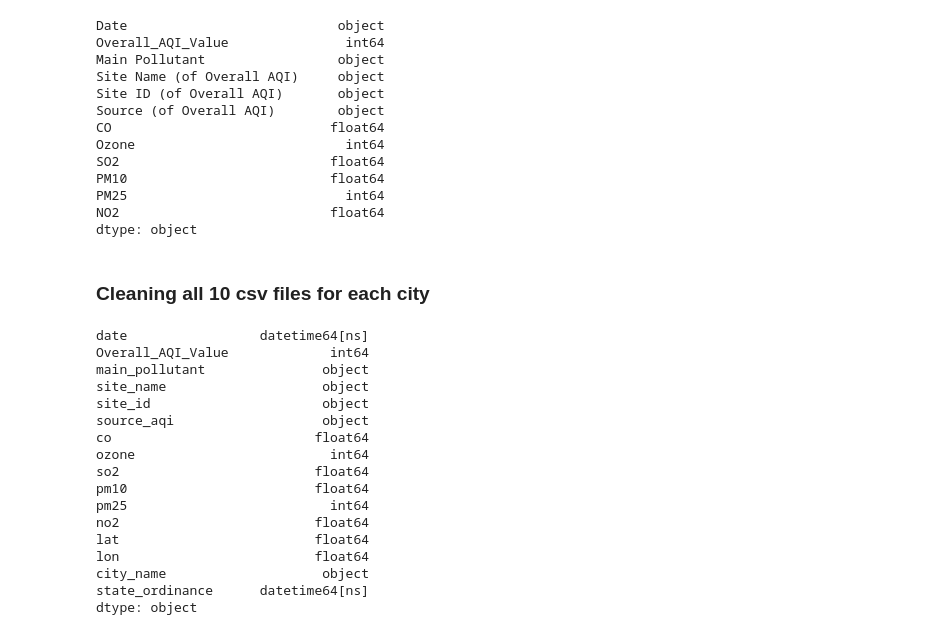
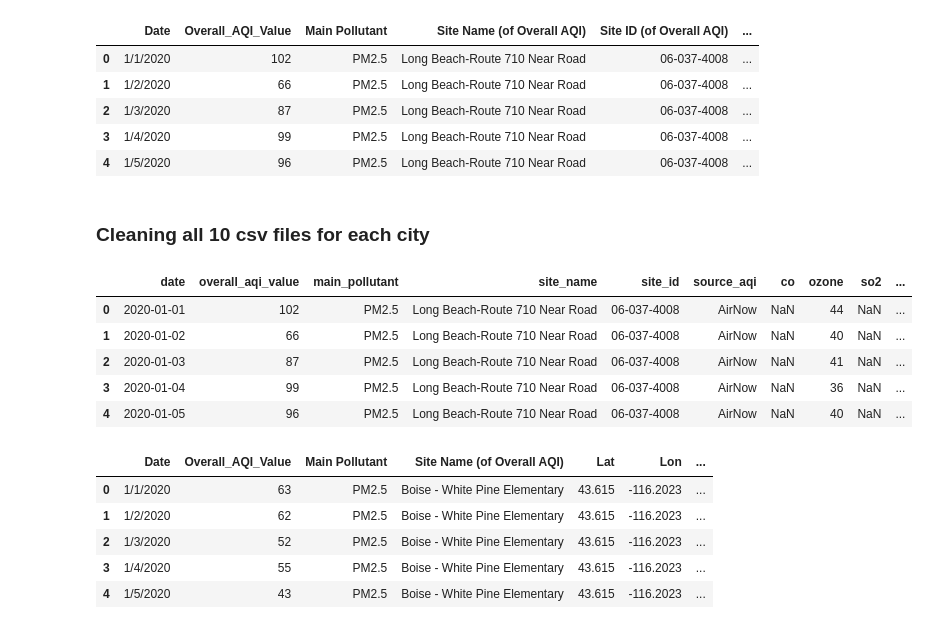
Before and after one commit to angiekl74/Project-2, a Jupyter notebook: CleanedAQIData.ipynb, the cells around one changed output. Drawn from its saved outputs; the diff is of its cells as text; code cells hidden in the pictures.

```diff
--- a/CleanedAQIData.ipynb
+++ b/CleanedAQIData.ipynb
@@ -14,21 +14,14 @@ conn = engine.connect()
 dataLA = pd.read_csv("Resources/aqiDailyLA.csv")
 # %%
 # View dataLA types
-dataLA.dtypes
+dataLA.head()
 # %% [output]
-Date                           object
-Overall_AQI_Value               int64
-Main Pollutant                 object
-Site Name (of Overall AQI)     object
-Site ID (of Overall AQI)       object
-Source (of Overall AQI)        object
-CO                            float64
-Ozone                           int64
-SO2                           float64
-PM10                          float64
-PM25                            int64
-NO2                           float64
-dtype: object
+|  | Date | Overall_AQI_Value | Main Pollutant | Site Name (of Overall AQI) | Site ID (of Overall AQI) | ... |
+| 0 | 1/1/2020 | 102 | PM2.5 | Long Beach-Route 710 Near Road | 06-037-4008 | ... |
+| 1 | 1/2/2020 | 66 | PM2.5 | Long Beach-Route 710 Near Road | 06-037-4008 | ... |
+| 2 | 1/3/2020 | 87 | PM2.5 | Long Beach-Route 710 Near Road | 06-037-4008 | ... |
+| 3 | 1/4/2020 | 99 | PM2.5 | Long Beach-Route 710 Near Road | 06-037-4008 | ... |
+| 4 | 1/5/2020 | 96 | PM2.5 | Long Beach-Route 710 Near Road | 06-037-4008 | ... |
 # %% [markdown]
 ### Cleaning all 10 csv files for each city
 # %%
@@ -48,7 +41,7 @@ dataLA["state_ordinance"] = pd.to_datetime(dataLA["state_ordinance"])
 
 # Rename columns
 dataLA = dataLA.rename(columns= {"Date": "date",
-                                 "Overall AQI Value": "overall_aqi_value",
+                                 'Overall_AQI_Value': 'overall_aqi_value',
                                  "Main Pollutant": "main_pollutant",
                                  "Site Name (of Overall AQI)": "site_name",
                                  "Site ID (of Overall AQI)": "site_id",
@@ -58,29 +51,19 @@ dataLA = dataLA.rename(columns= {"Date": "date",
                                  "SO2": "so2",
                                  "PM10": "pm10",
                                  "PM25": "pm25",
-                                 "NO2": "no2"})
+                                 "NO2": "no2"},
+                                errors="raise")
 # %%
 # Run head() and dtypes to check that changes took
-# dataLA.head()
-dataLA.dtypes
+dataLA.head()
+# dataLA.dtypes
 # %% [output]
-date                 datetime64[ns]
-Overall_AQI_Value             int64
-main_pollutant               object
-site_name                    object
-site_id                      object
-source_aqi                   object
-co                          float64
-ozone                         int64
-so2                         float64
-pm10                        float64
-pm25                          int64
-no2                         float64
-lat                         float64
-lon                         float64
-city_name                    object
-state_ordinance      datetime64[ns]
-dtype: object
+|  | date | overall_aqi_value | main_pollutant | site_name | site_id | source_aqi | co | ozone | so2 | ... |
+| 0 | 2020-01-01 | 102 | PM2.5 | Long Beach-Route 710 Near Road | 06-037-4008 | AirNow | NaN | 44 | NaN | ... |
+| 1 | 2020-01-02 | 66 | PM2.5 | Long Beach-Route 710 Near Road | 06-037-4008 | AirNow | NaN | 40 | NaN | ... |
+| 2 | 2020-01-03 | 87 | PM2.5 | Long Beach-Route 710 Near Road | 06-037-4008 | AirNow | NaN | 41 | NaN | ... |
+| 3 | 2020-01-04 | 99 | PM2.5 | Long Beach-Route 710 Near Road | 06-037-4008 | AirNow | NaN | 36 | NaN | ... |
+| 4 | 2020-01-05 | 96 | PM2.5 | Long Beach-Route 710 Near Road | 06-037-4008 | AirNow | NaN | 40 | NaN | ... |
 # %%
 # Import raw/uncleaned cvs files
 
@@ -94,6 +77,15 @@ dataMilwaukee = pd.read_csv("Resources/aqiDailyMilwaukee.csv")
 dataIndianapolis = pd.read_csv("Resources/aqiDailyIndianapolis.csv")
 dataDetroit = pd.read_csv("Resources/aqiDailyDetroit.csv")
 dataColumbus= pd.read_csv("Resources/aqiDailyColumbus.csv")
+# %%
+dataBoise.head()
+# %% [output]
+|  | Date | Overall_AQI_Value | Main Pollutant | Site Name (of Overall AQI) | Lat | Lon | ... |
+| 0 | 1/1/2020 | 63 | PM2.5 | Boise - White Pine Elementary | 43.615 | -116.2023 | ... |
+| 1 | 1/2/2020 | 62 | PM2.5 | Boise - White Pine Elementary | 43.615 | -116.2023 | ... |
+| 2 | 1/3/2020 | 52 | PM2.5 | Boise - White Pine Elementary | 43.615 | -116.2023 | ... |
+| 3 | 1/4/2020 | 55 | PM2.5 | Boise - White Pine Elementary | 43.615 | -116.2023 | ... |
+| 4 | 1/5/2020 | 43 | PM2.5 | Boise - White Pine Elementary | 43.615 | -116.2023 | ... |
 # %%
 # Add latitude and longitude for Boise
 dataBoise["lat"] = 43.6150
```
Also changed, not shown: parts of 23 cells of this notebook, 1 other file.
